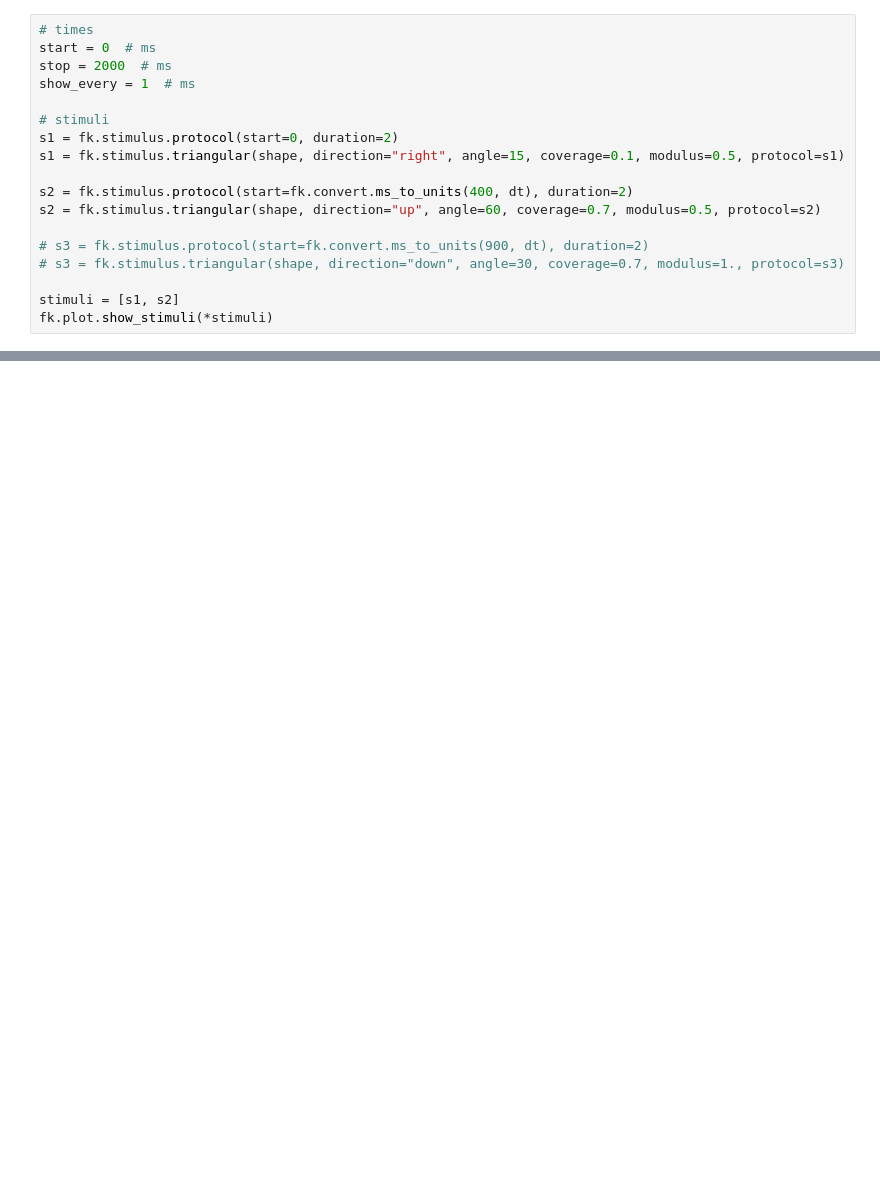
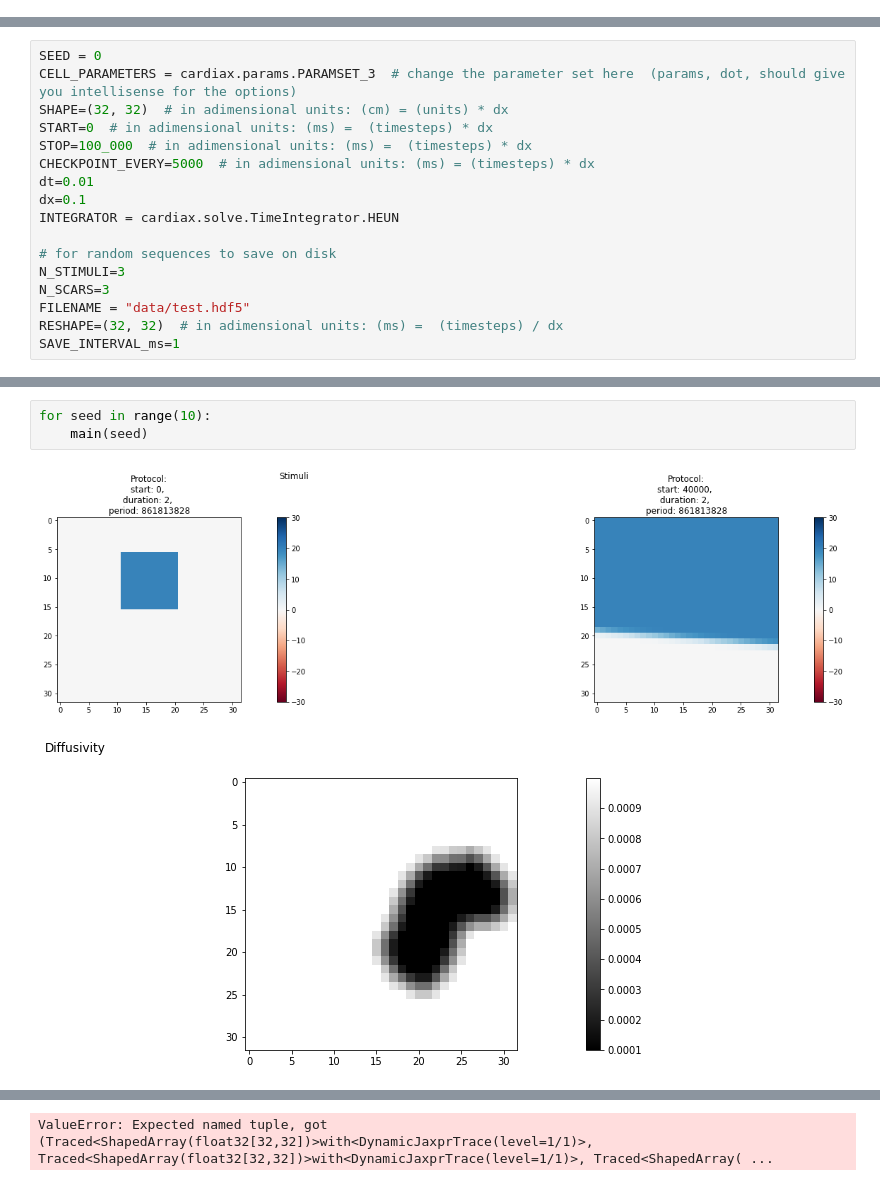
Before and after one commit to epignatelli/cardiax, a Jupyter notebook: deepx/DataGeneration.ipynb, the cells around one changed output, grey strips where cells are left out. Saved outputs shown, nothing was run; the diff lists cells and outputs as text; blank space fills up the shorter version.

Commit message:
add heun method

```diff
--- a/deepx/DataGeneration.ipynb
+++ b/deepx/DataGeneration.ipynb
@@ -275,18 +11,0 @@ name = root + "train_dev_set/deepreact_spiral_params5.hdf5"
-# %%
-# times
-start = 0  # ms
-stop = 2000  # ms
-show_every = 1  # ms
-
-# stimuli
-s1 = fk.stimulus.protocol(start=0, duration=2)
-s1 = fk.stimulus.triangular(shape, direction="right", angle=15, coverage=0.1, modulus=0.5, protocol=s1)
-
-s2 = fk.stimulus.protocol(start=fk.convert.ms_to_units(400, dt), duration=2)
-s2 = fk.stimulus.triangular(shape, direction="up", angle=60, coverage=0.7, modulus=0.5, protocol=s2)
-
-# s3 = fk.stimulus.protocol(start=fk.convert.ms_to_units(900, dt), duration=2)
-# s3 = fk.stimulus.triangular(shape, direction="down", angle=30, coverage=0.7, modulus=1., protocol=s3)
-
-stimuli = [s1, s2]
-fk.plot.show_stimuli(*stimuli)
@@ -316,0 +12,17 @@ fig, ax = fk.plot.show_grid(V, figsize=(25, 25), font_size=18)
+# %%
+SEED = 0
+CELL_PARAMETERS = cardiax.params.PARAMSET_3  # change the parameter set here  (params, dot, should give you intellisense for the options)
+SHAPE=(32, 32)  # in adimensional units: (cm) = (units) * dx
+START=0  # in adimensional units: (ms) =  (timesteps) * dx
+STOP=100_000  # in adimensional units: (ms) =  (timesteps) * dx
+CHECKPOINT_EVERY=5000  # in adimensional units: (ms) = (timesteps) * dx
+dt=0.01
+dx=0.1
+INTEGRATOR = cardiax.solve.TimeIntegrator.HEUN
+
+# for random sequences to save on disk
+N_STIMULI=3
+N_SCARS=3
+FILENAME = "data/test.hdf5"
+RESHAPE=(32, 32)  # in adimensional units: (ms) =  (timesteps) / dx
+SAVE_INTERVAL_ms=1
@@ -316,0 +83,6 @@ fig, ax = fk.plot.show_grid(V, figsize=(25, 25), font_size=18)
+# %%
+for seed in range(10):
+    main(seed)
+# %% [output]
+[figure, added]
+[figure, added]
@@ -316,0 +104 @@ fig, ax = fk.plot.show_grid(V, figsize=(25, 25), font_size=18)
+ValueError: Expected named tuple, got (Traced<ShapedArray(float32[32,32])>with<DynamicJaxprTrace(level=1/1)>, Traced<ShapedArray(float32[32,32])>with<DynamicJaxprTrace(level=1/1)>, Traced<ShapedArray( ...
```
Also changed, not shown: parts of 36 cells of this notebook, 1 other file.
